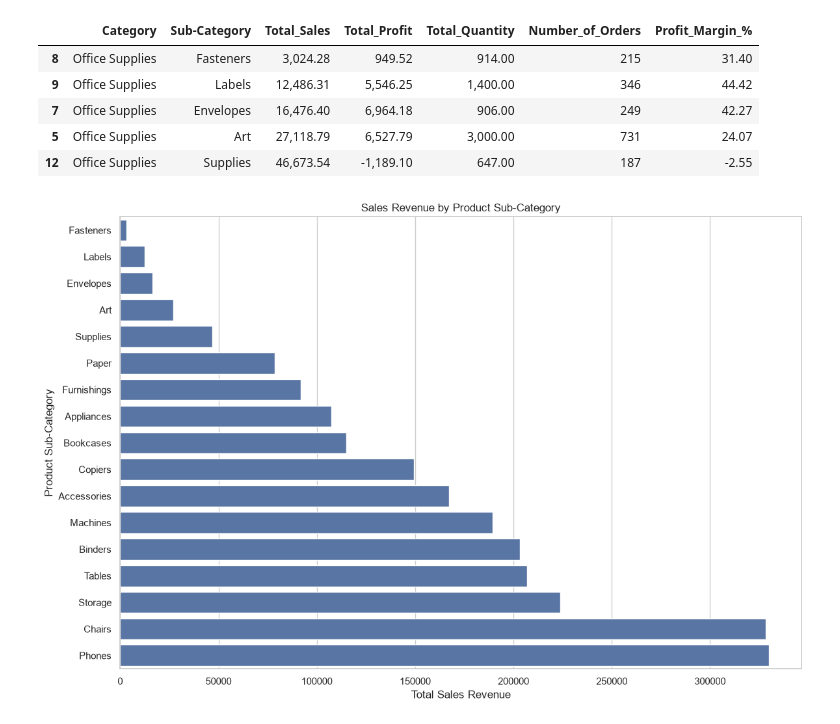
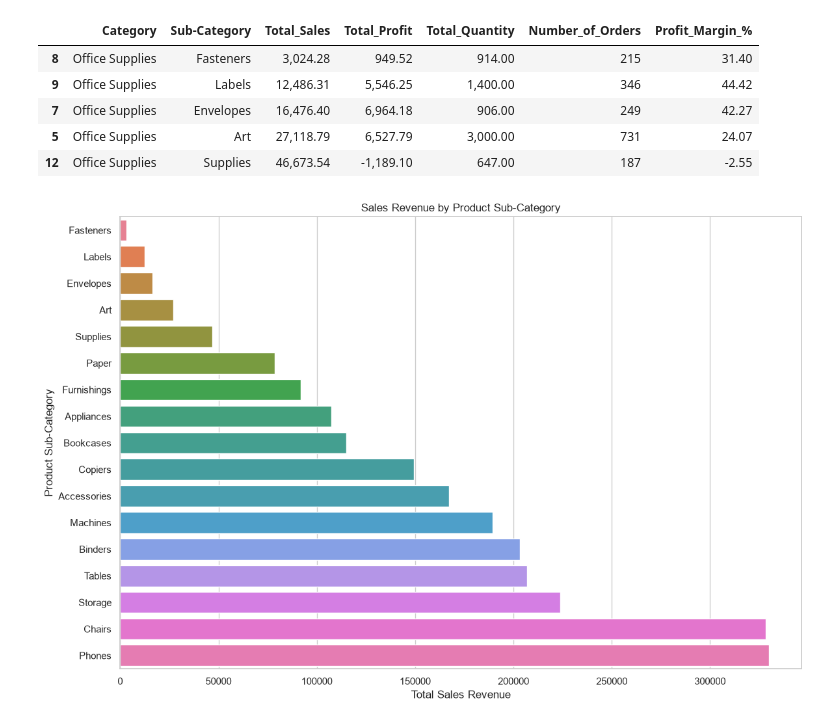
Before and after one commit to BrianKarimi/datheon_data, a Jupyter notebook: notebooks/superstore_sales.ipynb, the cells around one changed output. Drawn from its saved outputs; the diff is of its cells as text; code cells hidden in the pictures.

Commit message:
Updated Charts

```diff
--- a/notebooks/superstore_sales.ipynb
+++ b/notebooks/superstore_sales.ipynb
@@ -699,20 +699,21 @@ BOTTOM FIVE SUB-CATEGORIES BY SALES
 # %%
 #Visualisation
 plt.figure(figsize=(12, 8))
 
 sns.barplot(
     data=subcategory_performance.sort_values(
         "Total_Sales", ascending=True
     ),
     x="Total_Sales",
-    y="Sub-Category"
+    y="Sub-Category",
+    hue= "Sub-Category"
 )
 
 plt.title("Sales Revenue by Product Sub-Category")
 plt.xlabel("Total Sales Revenue")
 plt.ylabel("Product Sub-Category")
 
 plt.tight_layout()
 plt.show()
 # %% [output]
-[figure, old version]
+[figure, new version]
```
